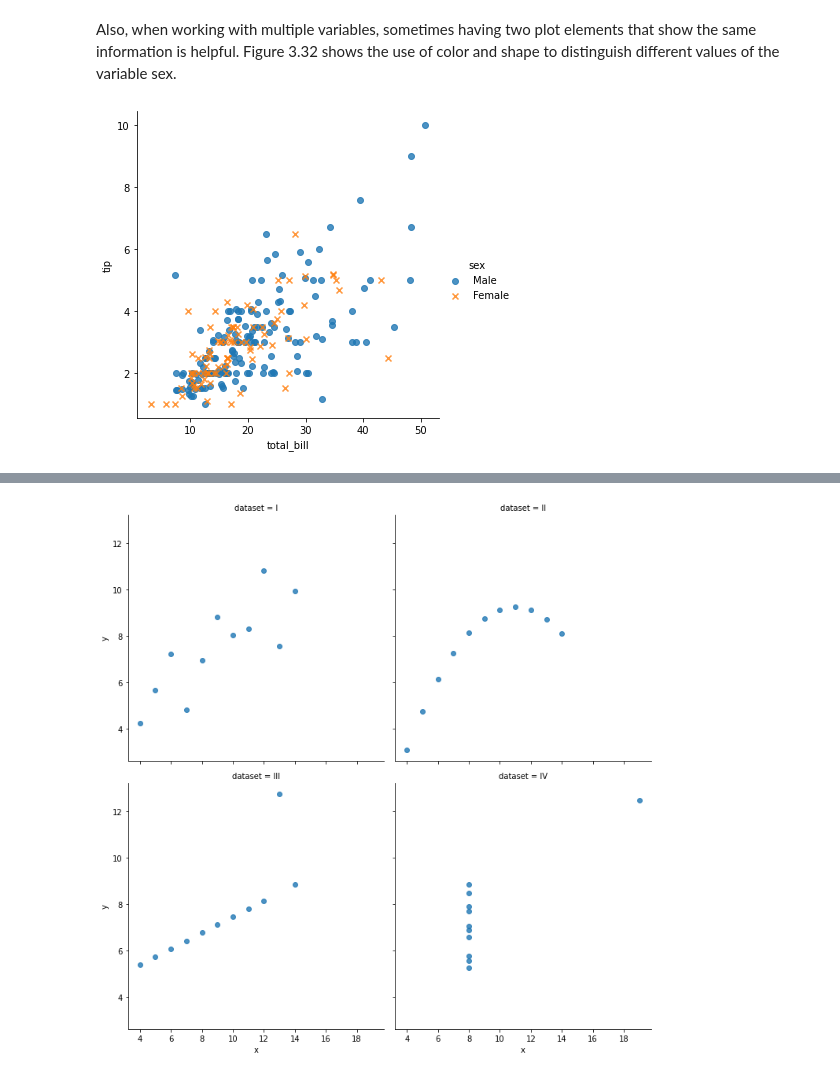
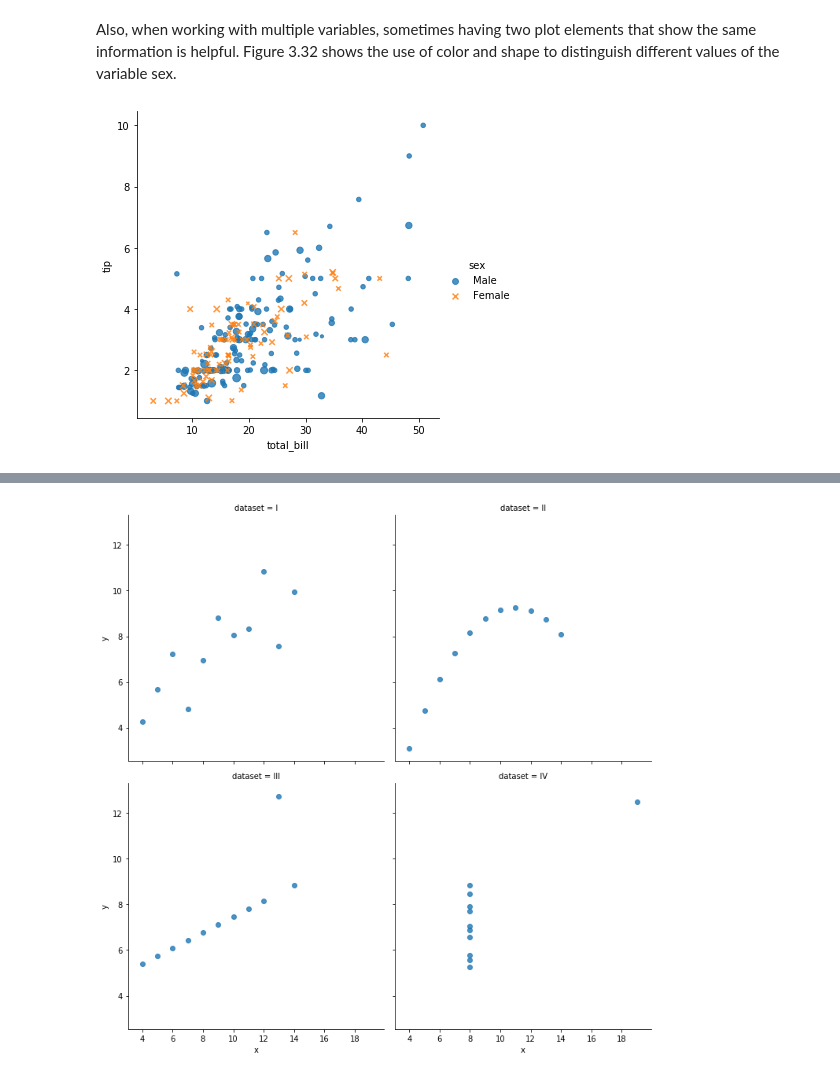
Before and after one commit to A2A1/PANDAS-FOR-EVERYONE, a Jupyter notebook: PANDAS - 3.4 SEABORN.ipynb, the cells around one changed output, grey strips where cells are left out. Cells and saved outputs as stored; diff of their text form; code cells hidden in the pictures.

```diff
--- a/PANDAS - 3.4 SEABORN.ipynb
+++ b/PANDAS - 3.4 SEABORN.ipynb
@@ -300,8 +270,8 @@ plt.show()
 Also, when working with multiple variables, sometimes having two plot elements that show the same information is helpful. Figure 3.32 shows the use of color and shape to distinguish different values of the variable sex.
 # %%
 scatter = sns.lmplot(x='total_bill', y='tip', data=tips,
-                     fit_reg=False, hue='sex', markers=['o', 'x'])
-
+                     fit_reg=False, hue='sex', markers=['o', 'x'],
+                     scatter_kws={'s': tips['size']*10})
 plt.show()
 # %% [output]
-[figure, old version]
+[figure, new version]
```
Also changed, not shown: parts of 73 cells of this notebook, 1 other file.
